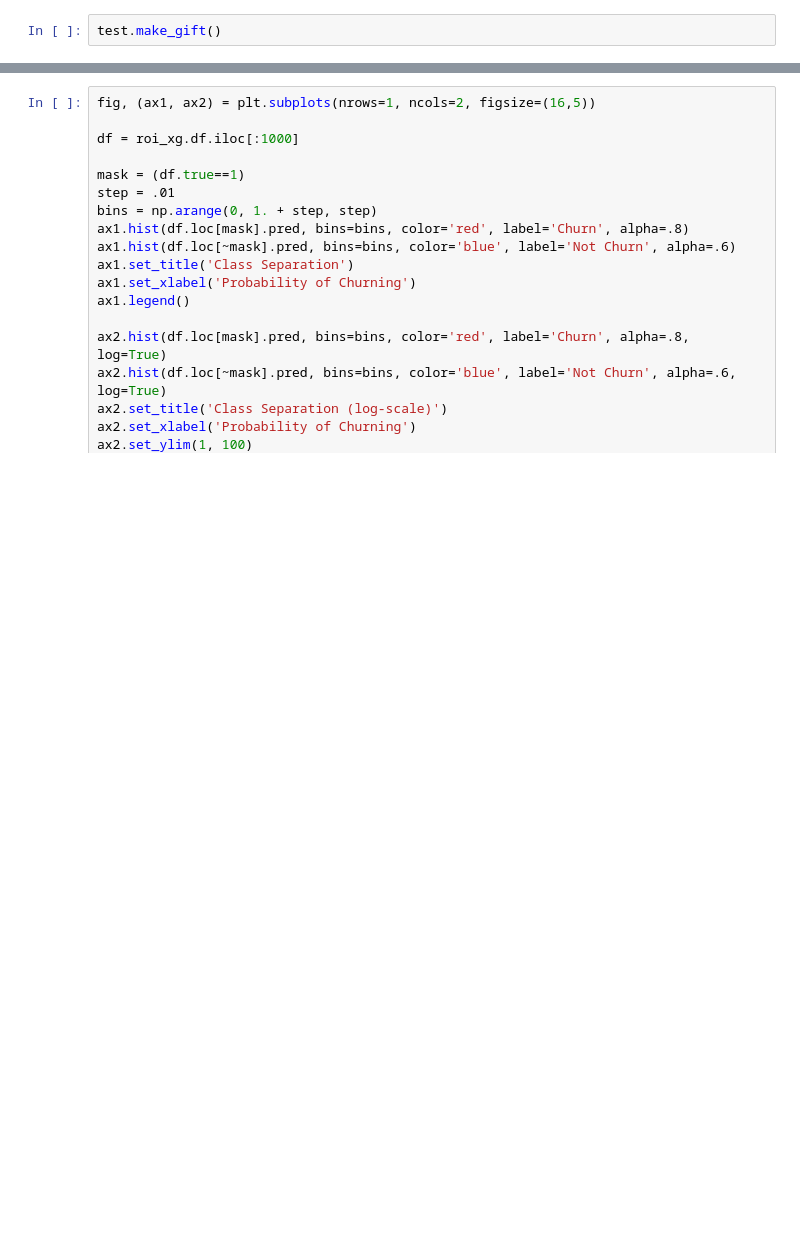
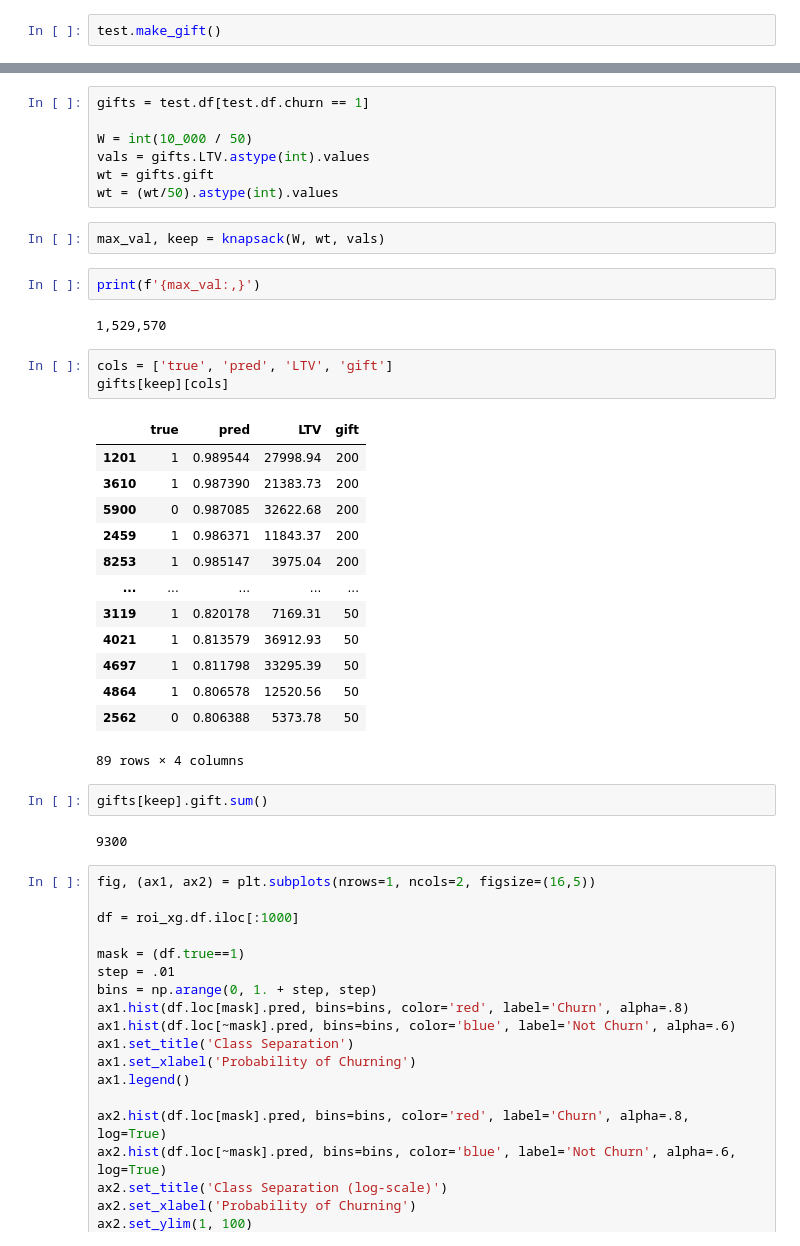
Before and after one commit to gcsantucci/churn_TopBank, a Jupyter notebook: churn_analysis.ipynb, the cells around one changed output, grey strips where cells are left out. Cells and saved outputs as stored; diff of their text form; blank space fills up the shorter version.

```diff
--- a/churn_analysis.ipynb
+++ b/churn_analysis.ipynb
@@ -1437,3 +1407,37 @@ Name: gift, Length: 1600, dtype: float64
+# %%
+gifts = test.df[test.df.churn == 1]
+
+W = int(10_000 / 50)
+vals = gifts.LTV.astype(int).values
+wt = gifts.gift
+wt = (wt/50).astype(int).values
+# %%
+max_val, keep = knapsack(W, wt, vals)
+# %%
+print(f'{max_val:,}')
+# %% [output]
+1,529,570
+# %%
+cols = ['true', 'pred', 'LTV', 'gift']
+gifts[keep][cols]
+# %% [output]
+|  | true | pred | LTV | gift |
+| 1201 | 1 | 0.989544 | 27998.94 | 200 |
+| 3610 | 1 | 0.987390 | 21383.73 | 200 |
+| 5900 | 0 | 0.987085 | 32622.68 | 200 |
+| 2459 | 1 | 0.986371 | 11843.37 | 200 |
+| 8253 | 1 | 0.985147 | 3975.04 | 200 |
+| ... | ... | ... | ... | ... |
+| 3119 | 1 | 0.820178 | 7169.31 | 50 |
+| 4021 | 1 | 0.813579 | 36912.93 | 50 |
+| 4697 | 1 | 0.811798 | 33295.39 | 50 |
+| 4864 | 1 | 0.806578 | 12520.56 | 50 |
+| 2562 | 0 | 0.806388 | 5373.78 | 50 |
+89 rows × 4 columns
+# %%
+gifts[keep].gift.sum()
+# %% [output]
+9300
 # %%
 fig, (ax1, ax2) = plt.subplots(nrows=1, ncols=2, figsize=(16,5))
 
```
Also changed, not shown: parts of 9 cells of this notebook, 1 other file.
